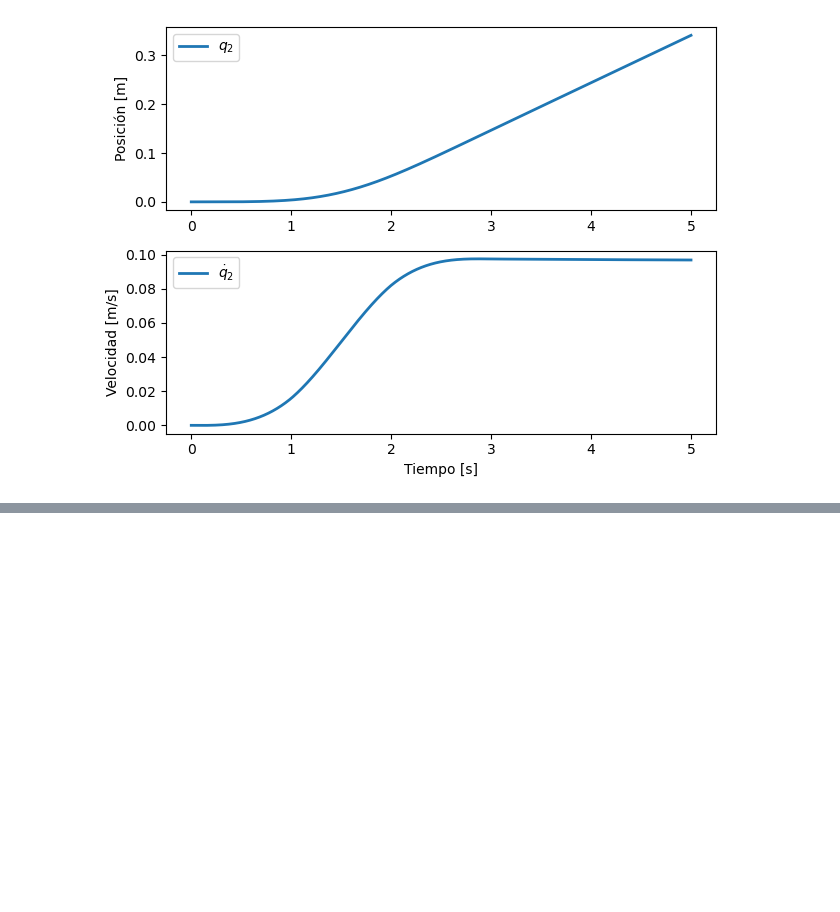
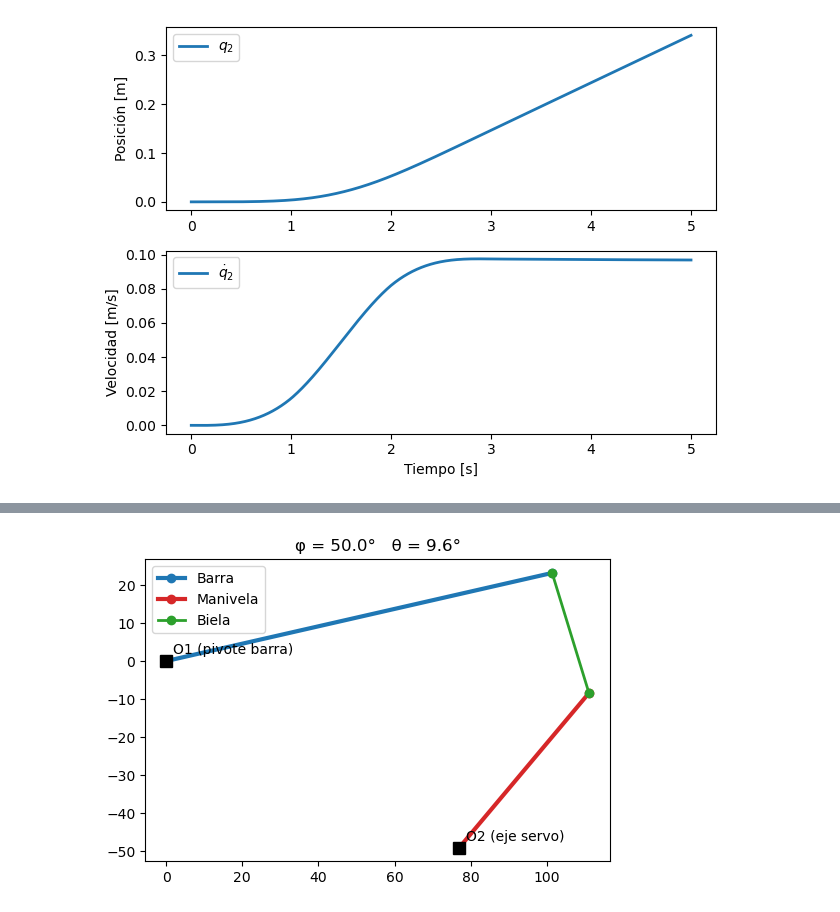
Before and after one commit to pgonfiuba/ica, a Jupyter notebook: TP/cart_beam/cartBeamDynSymbolic.ipynb, the cells around one changed output, grey strips where cells are left out. Drawn from its saved outputs; the diff is of its cells as text; code cells hidden in the pictures; blank space fills up the shorter version.

```diff
--- a/TP/cart_beam/cartBeamDynSymbolic.ipynb
+++ b/TP/cart_beam/cartBeamDynSymbolic.ipynb
@@ -503,0 +896,45 @@ plt.tight_layout()
+# %%
+def graficar_mecanismo(phi, r1, r2, l, x0, y0, rama=+1, ax=None):
+    """
+    Dibuja el mecanismo biela-manivela-barra para un ángulo de servo phi dado.
+    """
+    # Posiciones clave
+    O1 = np.array([0, 0])
+    O2 = np.array([x0, -y0])
+
+    P2 = O2 + r1*np.array([np.cos(phi), np.sin(phi)])   # pin de la manivela
+
+    theta = angulo_barra(phi, r1, r2, l, x0, y0, rama=rama)
+    if np.isnan(theta):
+        print(f"Mecanismo no puede cerrar el lazo para phi = {np.degrees(phi):.1f}°")
+        return
+
+    P1 = O1 + r2*np.array([np.cos(theta), np.sin(theta)])  # pin sobre la barra
+
+    if ax is None:
+        fig, ax = plt.subplots(figsize=(6,6))
+
+    # Barra (O1 -> P1)
+    ax.plot([O1[0], P1[0]], [O1[1], P1[1]], 'o-', color='tab:blue', lw=3, label='Barra')
+    # Manivela (O2 -> P2)
+    ax.plot([O2[0], P2[0]], [O2[1], P2[1]], 'o-', color='tab:red', lw=3, label='Manivela')
+    # Biela (P1 -> P2)
+    ax.plot([P1[0], P2[0]], [P1[1], P2[1]], 'o-', color='tab:green', lw=2, label='Biela')
+
+    # Pivotes fijos
+    ax.plot(*O1, 's', color='black', markersize=8)
+    ax.plot(*O2, 's', color='black', markersize=8)
+    ax.annotate('O1 (pivote barra)', O1, textcoords="offset points", xytext=(5,5))
+    ax.annotate('O2 (eje servo)', O2, textcoords="offset points", xytext=(5,5))
+
+    ax.set_aspect('equal')
+    ax.legend()
+    ax.set_title(f"φ = {np.degrees(phi):.1f}°   θ = {np.degrees(theta-delta_theta):.1f}°")
+
+    return ax
+
+fig, ax = plt.subplots(figsize=(6,6))
+graficar_mecanismo(np.radians(50), r1, r2, l, x0, y0, rama=+1, ax=ax)
+plt.show()
+# %% [output]
+[figure, added]
```
Also changed, not shown: parts of 21 cells of this notebook, 3 other files.
